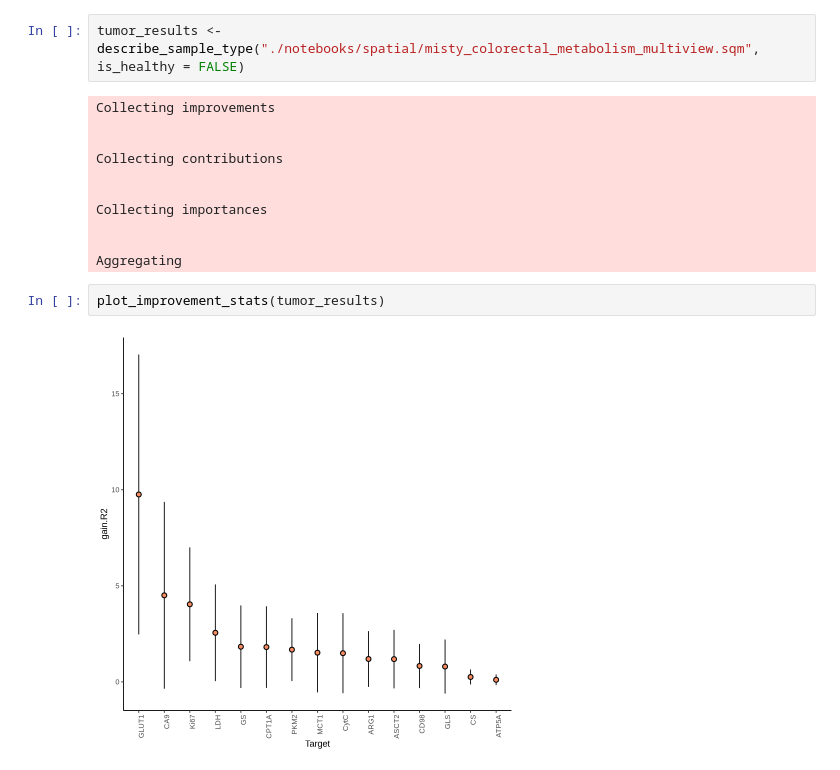
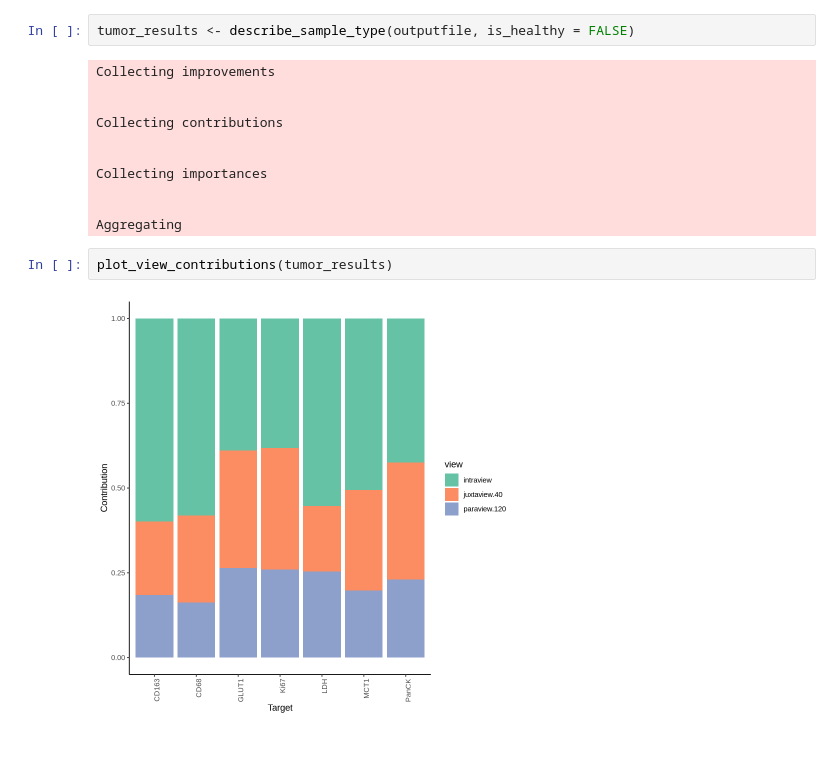
Before and after one commit to HartmannLab/MIBI-Analysis_Hamburg_CRC_TMA_2024, a Jupyter notebook: 2_ReanalysisForJenny_SpatialMacro.ipynb, the cells around one changed output. Cells and saved outputs as stored; diff of their text form.

```diff
--- a/2_ReanalysisForJenny_SpatialMacro.ipynb
+++ b/2_ReanalysisForJenny_SpatialMacro.ipynb
@@ -185,7 +173,7 @@ describe_sample_type <- function(dbfile, is_healthy = TRUE) {
   collect_results(dbfile, pattern)
 }
 # %%
-tumor_results <- describe_sample_type("./notebooks/spatial/misty_colorectal_metabolism_multiview.sqm", is_healthy = FALSE)
+tumor_results <- describe_sample_type(outputfile, is_healthy = FALSE)
 # %% [output]
 Collecting improvements
 
@@ -198,6 +186,6 @@ Collecting importances
 
 Aggregating
 # %%
-plot_improvement_stats(tumor_results)
+plot_view_contributions(tumor_results)
 # %% [output]
-[figure, old version]
+[figure, new version]
```
Also changed, not shown: parts of 13 cells of this notebook, 1 other file.
